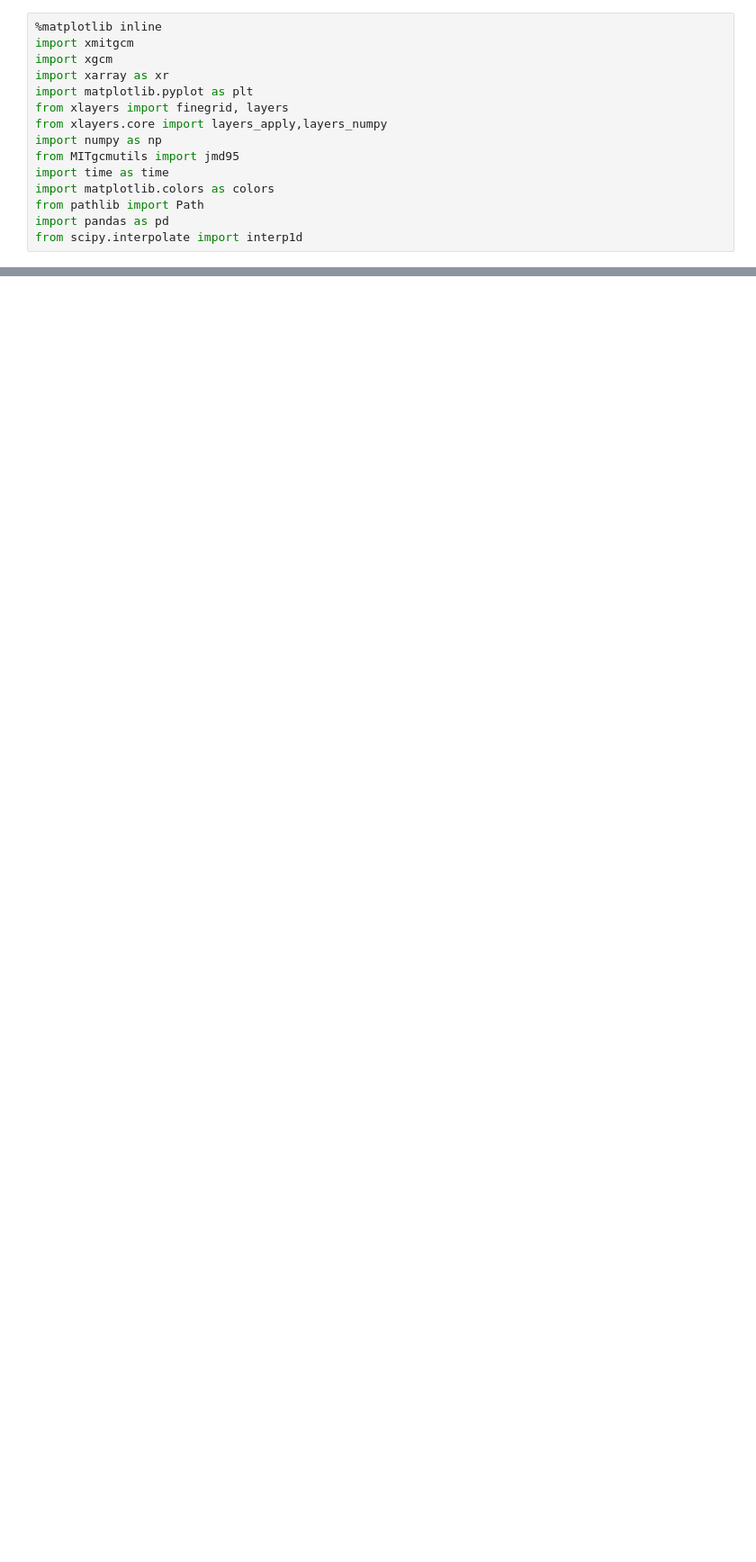
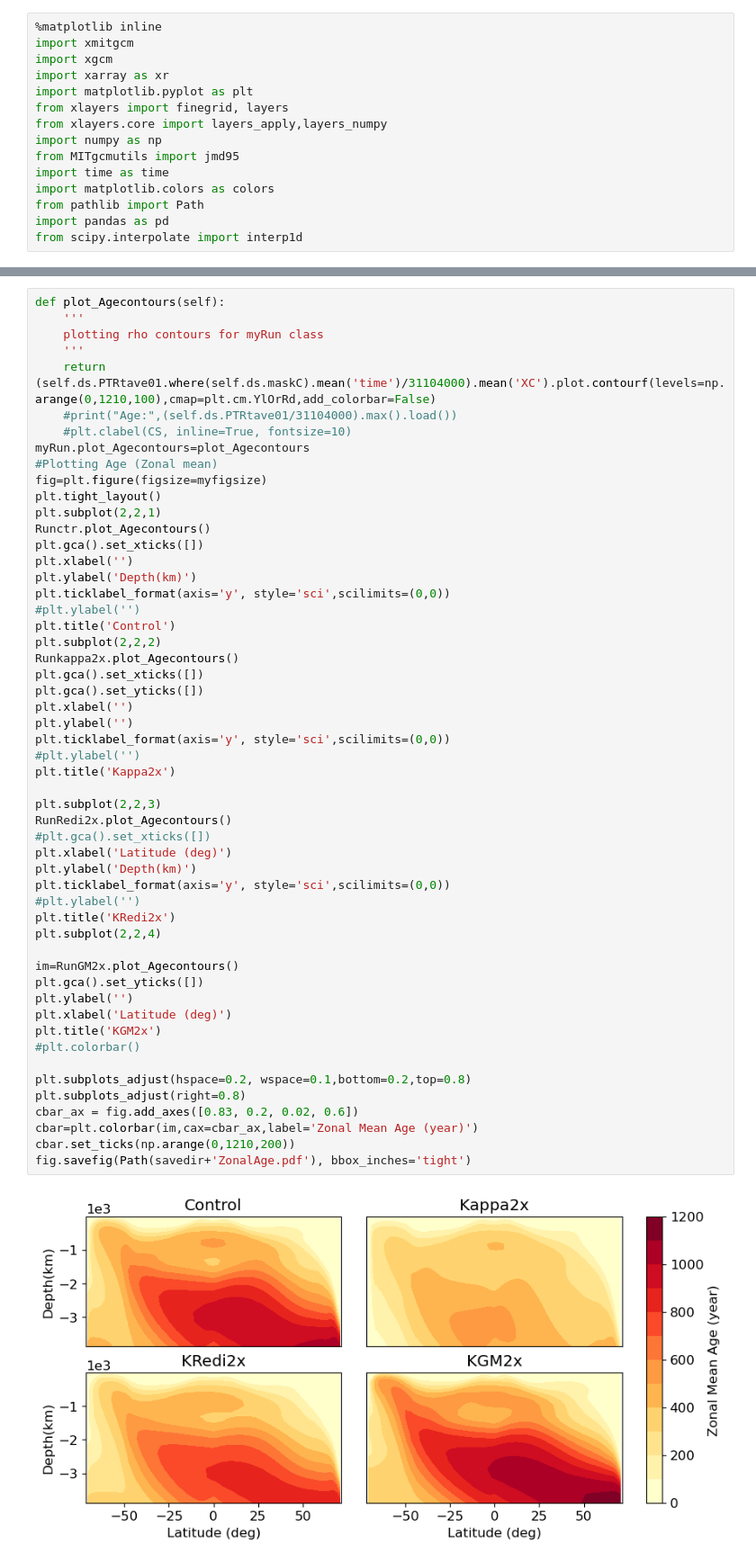
Before and after one commit to anthony-meza/test_age_framework, a Jupyter notebook: single_basin_production_figures.ipynb, the cells around one changed output, grey strips where cells are left out. Shown at 90% size. Saved outputs shown, nothing was run; the diff lists cells and outputs as text; blank space fills up the shorter version.

```diff
--- a/single_basin_production_figures.ipynb
+++ b/single_basin_production_figures.ipynb
@@ -502,0 +662,55 @@ Text(0.5, 0, 'Latitude(deg)')
+# %%
+def plot_Agecontours(self):
+    '''
+    plotting rho contours for myRun class
+    '''
+    return (self.ds.PTRtave01.where(self.ds.maskC).mean('time')/31104000).mean('XC').plot.contourf(levels=np.arange(0,1210,100),cmap=plt.cm.YlOrRd,add_colorbar=False)
+    #print("Age:",(self.ds.PTRtave01/31104000).max().load())
+    #plt.clabel(CS, inline=True, fontsize=10)
+myRun.plot_Agecontours=plot_Agecontours
+#Plotting Age (Zonal mean)
+fig=plt.figure(figsize=myfigsize)
+plt.tight_layout()
+plt.subplot(2,2,1)
+Runctr.plot_Agecontours()
+plt.gca().set_xticks([])
+plt.xlabel('')
+plt.ylabel('Depth(km)')
+plt.ticklabel_format(axis='y', style='sci',scilimits=(0,0))
+#plt.ylabel('')
+plt.title('Control')
+plt.subplot(2,2,2)
+Runkappa2x.plot_Agecontours()
+plt.gca().set_xticks([])
+plt.gca().set_yticks([])
+plt.xlabel('')
+plt.ylabel('')
+plt.ticklabel_format(axis='y', style='sci',scilimits=(0,0))
+#plt.ylabel('')
+plt.title('Kappa2x')
+
+plt.subplot(2,2,3)
+RunRedi2x.plot_Agecontours()
+#plt.gca().set_xticks([])
+plt.xlabel('Latitude (deg)')
+plt.ylabel('Depth(km)')
+plt.ticklabel_format(axis='y', style='sci',scilimits=(0,0))
+#plt.ylabel('')
+plt.title('KRedi2x')
+plt.subplot(2,2,4)
+
+im=RunGM2x.plot_Agecontours()
+plt.gca().set_yticks([])
+plt.ylabel('')
+plt.xlabel('Latitude (deg)')
+plt.title('KGM2x')
+#plt.colorbar()
+
+plt.subplots_adjust(hspace=0.2, wspace=0.1,bottom=0.2,top=0.8)
+plt.subplots_adjust(right=0.8)
+cbar_ax = fig.add_axes([0.83, 0.2, 0.02, 0.6])
+cbar=plt.colorbar(im,cax=cbar_ax,label='Zonal Mean Age (year)')
+cbar.set_ticks(np.arange(0,1210,200))
+fig.savefig(Path(savedir+'ZonalAge.pdf'), bbox_inches='tight')
+# %% [output]
+[figure, added]
```
Also changed, not shown: parts of 38 cells of this notebook.
